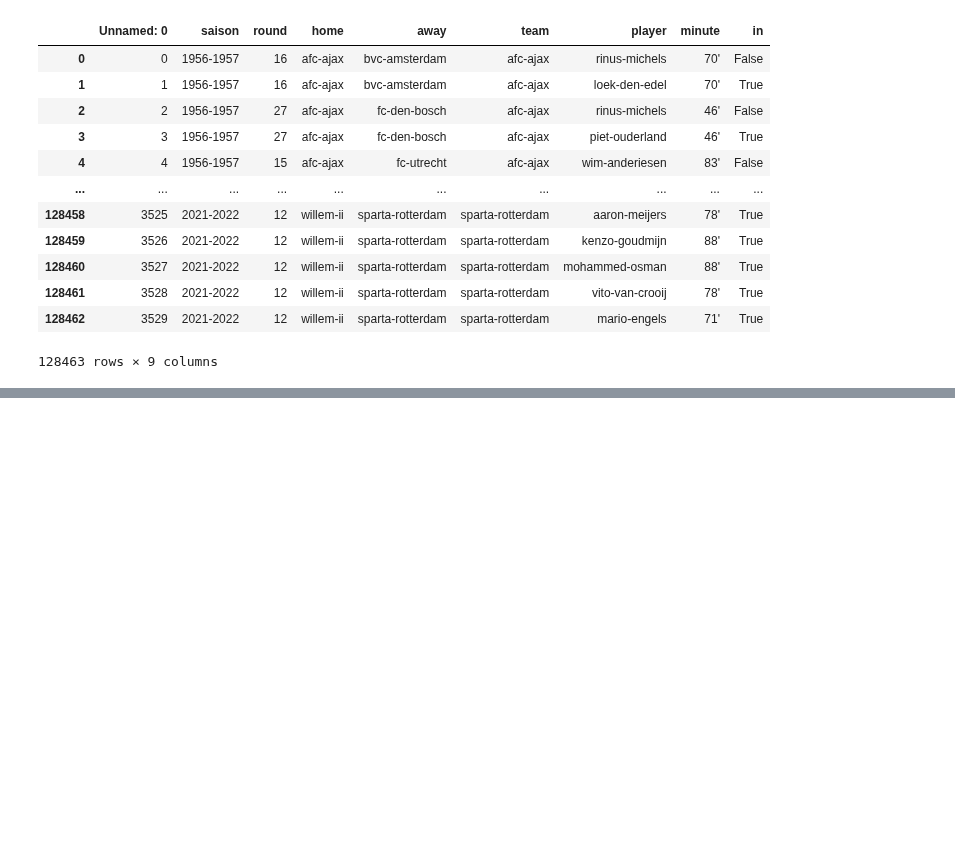
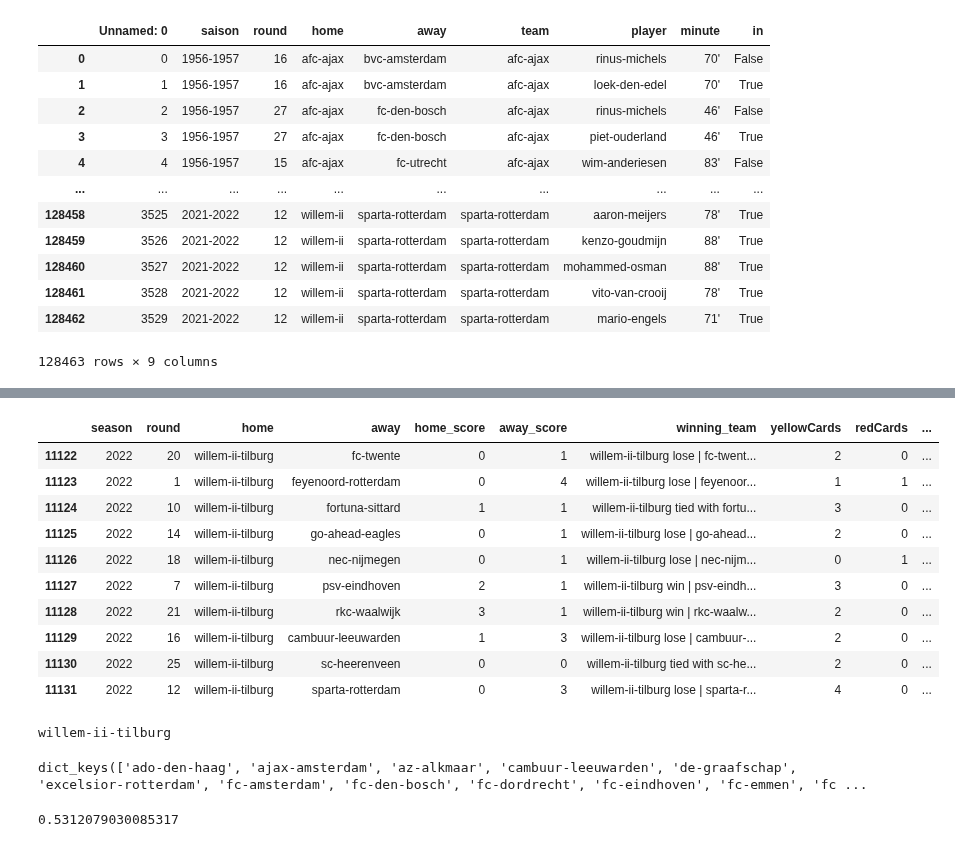
Before and after one commit to mohammedaljader/Football_Predictions_ML, a Jupyter notebook: Predict_the_winning.ipynb, the cells around one changed output, grey strips where cells are left out. Drawn from its saved outputs; the diff is of its cells as text; code cells hidden in the pictures; blank space fills up the shorter version.

```diff
--- a/Predict_the_winning.ipynb
+++ b/Predict_the_winning.ipynb
@@ -249,0 +416,32 @@ raw_subs_file
+# %%
+#Function used for the matches:
+def ClassifyMatches(row):
+    if(row.home_score > row.away_score):
+        return f"{row.home} win | {row.away} lose"
+    elif(row.home_score < row.away_score):
+        return f"{row.home} lose | {row.away} win"
+    else:
+        return f"{row.home} tied with {row.away} "
+# %%
+filtered_matches['saison'] = filtered_matches['saison'].apply(toOneSeason)
+filtered_matches['saison'] = filtered_matches['saison'].astype(int)
+
+df_MatchesForAjaxHost = pd.DataFrame()
+season = filtered_matches['saison']
+round = filtered_matches['round']
+homeTeamAjax = filtered_matches['home']
+awayTeamAjax = filtered_matches['away']
+scoresAjaxHome = filtered_matches['home_score']
+awayTeamScoresAjax = filtered_matches['away_score']
+
+df_MatchesForAjaxHost['season'] = season
+df_MatchesForAjaxHost['round'] = round
+df_MatchesForAjaxHost['home'] = homeTeamAjax
+df_MatchesForAjaxHost['away'] = awayTeamAjax
+df_MatchesForAjaxHost['home_score'] = scoresAjaxHome
+df_MatchesForAjaxHost['away_score'] = awayTeamScoresAjax
+df_MatchesForAjaxHost['winning_team'] = df_MatchesForAjaxHost.apply(lambda row: ClassifyMatches(row),axis=1)
+df_MatchesForAjaxHost[(df_MatchesForAjaxHost['season'] >= 2012) &
+                                        (df_MatchesForAjaxHost['home_score'] != '-') &
+                                        (df_MatchesForAjaxHost['away_score'] != '-')]
+df_MatchesForAjaxHost
@@ -249,0 +462,22 @@ raw_subs_file
+# %%
+# df_merge = pd.merge(df_MatchesForAjaxHost, groupByAwayYellowCard, on='season',how='outer')
+df_merge= pd.merge(df_MatchesForAjaxHost,groupByAwayYellowCard,how='inner',left_on=['season','round','home', 'away'],right_on=['season','round','home', 'away'])
+df_test = df_merge[(df_merge['home_score'] != '-') |
+                    (df_merge['away_score'] != '-')]
+df_test["home_score"].replace({'-': '0'}, inplace=True)
+df_test["away_score"].replace({'- afgebr.': '0'}, inplace=True)
+df_test["away_score"].replace({'2 Toeg.': '0'}, inplace=True)
+
+df_test.tail(10)
+# %% [output]
+|  | season | round | home | away | home_score | away_score | winning_team | yellowCards | redCards | ... |
+| 11122 | 2022 | 20 | willem-ii-tilburg | fc-twente | 0 | 1 | willem-ii-tilburg lose | fc-twent... | 2 | 0 | ... |
+| 11123 | 2022 | 1 | willem-ii-tilburg | feyenoord-rotterdam | 0 | 4 | willem-ii-tilburg lose | feyenoor... | 1 | 1 | ... |
+| 11124 | 2022 | 10 | willem-ii-tilburg | fortuna-sittard | 1 | 1 | willem-ii-tilburg tied with fortu... | 3 | 0 | ... |
+| 11125 | 2022 | 14 | willem-ii-tilburg | go-ahead-eagles | 0 | 1 | willem-ii-tilburg lose | go-ahead... | 2 | 0 | ... |
+| 11126 | 2022 | 18 | willem-ii-tilburg | nec-nijmegen | 0 | 1 | willem-ii-tilburg lose | nec-nijm... | 0 | 1 | ... |
+| 11127 | 2022 | 7 | willem-ii-tilburg | psv-eindhoven | 2 | 1 | willem-ii-tilburg win | psv-eindh... | 3 | 0 | ... |
+| 11128 | 2022 | 21 | willem-ii-tilburg | rkc-waalwijk | 3 | 1 | willem-ii-tilburg win | rkc-waalw... | 2 | 0 | ... |
+| 11129 | 2022 | 16 | willem-ii-tilburg | cambuur-leeuwarden | 1 | 3 | willem-ii-tilburg lose | cambuur-... | 2 | 0 | ... |
+| 11130 | 2022 | 25 | willem-ii-tilburg | sc-heerenveen | 0 | 0 | willem-ii-tilburg tied with sc-he... | 2 | 0 | ... |
+| 11131 | 2022 | 12 | willem-ii-tilburg | sparta-rotterdam | 0 | 3 | willem-ii-tilburg lose | sparta-r... | 4 | 0 | ... |
@@ -249,0 +493,11 @@ raw_subs_file
+# %%
+ids = label.fit_transform(df_merge['home'])
+mappingHome = dict(zip(label.classes_, range(len(label.classes_))))
+print(list(mappingHome.keys())[list(mappingHome.values()).index(40)])
+
+df_test["home"] = label.fit_transform(df_test['home'])
+df_test["away"] = label.fit_transform(df_test['away'])
+mappingHome.keys()
+# %% [output]
+willem-ii-tilburg
+dict_keys(['ado-den-haag', 'ajax-amsterdam', 'az-alkmaar', 'cambuur-leeuwarden', 'de-graafschap', 'excelsior-rotterdam', 'fc-amsterdam', 'fc-den-bosch', 'fc-dordrecht', 'fc-eindhoven', 'fc-emmen', 'fc ...
@@ -249,0 +509,7 @@ raw_subs_file
+# %%
+winning_team = tree.DecisionTreeClassifier()
+winning_team.fit(X_train,y_train)
+
+winning_team.score(X_test,y_test)
+# %% [output]
+0.5312079030085317
```
Also changed, not shown: parts of 12 cells of this notebook.
